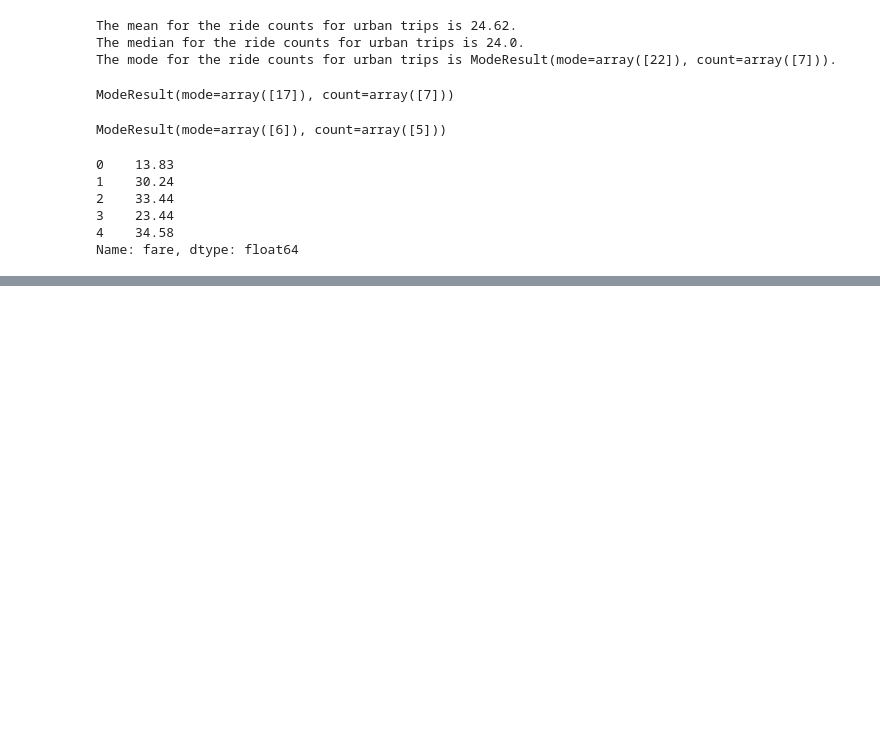
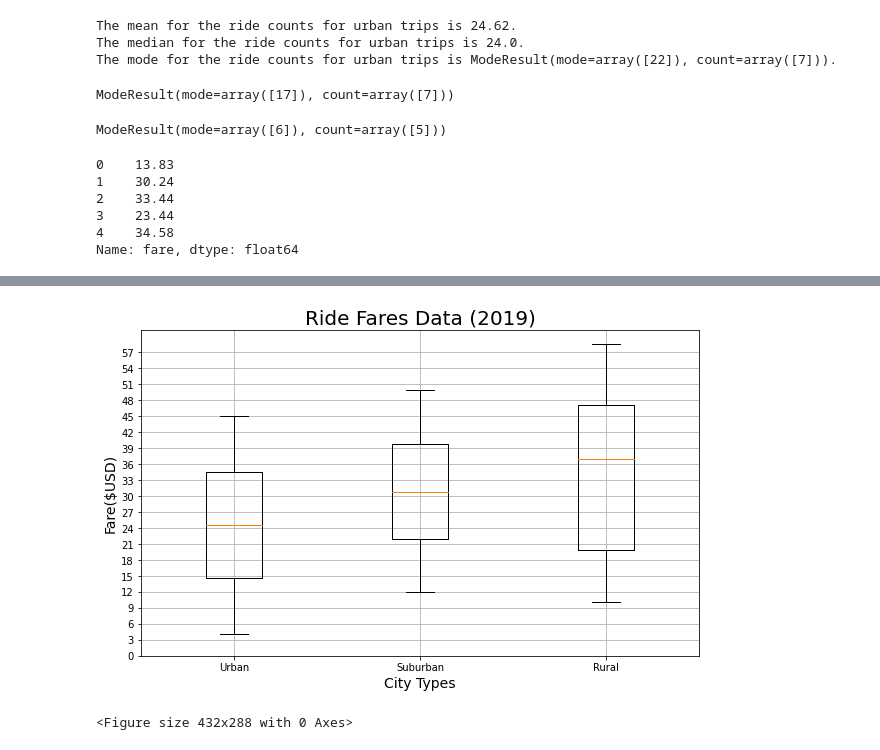
Before and after one commit to wonhee3472/Taxi_Service_Analysis, a Jupyter notebook: PyBer_Analysis.ipynb, the cells around one changed output, grey strips where cells are left out. Cells and saved outputs as stored; diff of their text form; code cells hidden in the pictures; blank space fills up the shorter version.

```diff
--- a/PyBer_Analysis.ipynb
+++ b/PyBer_Analysis.ipynb
@@ -373,0 +378,3 @@ Name: fare, dtype: float64
+# %%
+suburban_fares = suburban_cities_df["fare"]
+rural_fares = rural_cities_df["fare"]
@@ -373,0 +477,16 @@ Name: fare, dtype: float64
+# %%
+# Add all ride count box-and-whisker plots to the same graph.
+x_labels = ["Urban", "Suburban","Rural"]
+ride_fares_data = [urban_fares, suburban_fares, rural_fares]
+fig, ax = plt.subplots(figsize=(10, 6))
+ax.set_title('Ride Fares Data (2019)',fontsize=20)
+ax.set_ylabel('Fare($USD)',fontsize=14)
+ax.set_xlabel("City Types",fontsize=14)
+ax.boxplot(ride_fares_data, labels=x_labels)
+ax.set_yticks(np.arange(0, 60, step=3.0))
+ax.grid()
+plt.show()
+plt.savefig("Resources/Fig3.png")
+# %% [output]
+[figure, added]
+<Figure size 432x288 with 0 Axes>
```
Also changed, not shown: parts of 19 cells of this notebook, 3 other files.
